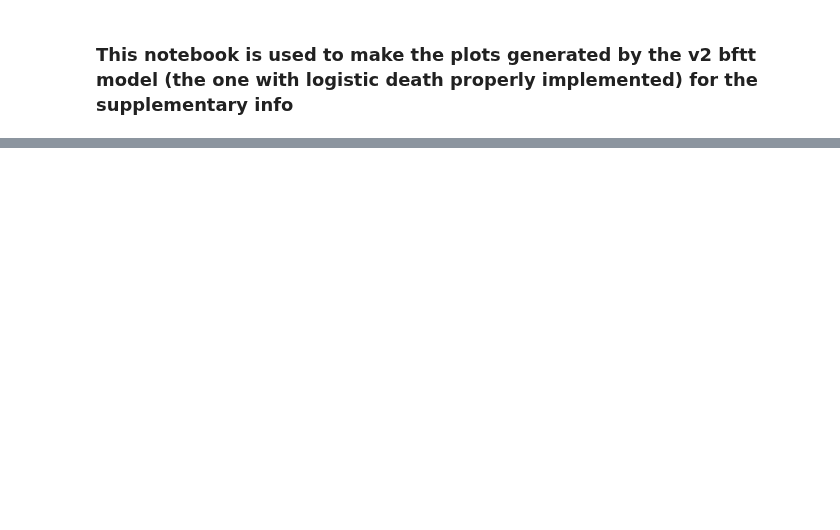
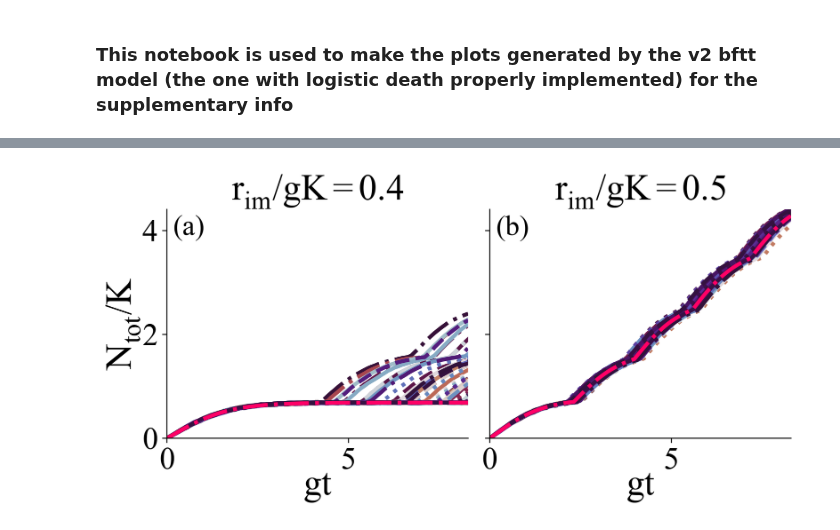
Before and after one commit to patricksinclair/multispecies_postprocessing, a Jupyter notebook: biofilm_threshold_theory_v2/bftt_supplementary_plotter.ipynb, the cells around one changed output, grey strips where cells are left out. Saved outputs shown, nothing was run; the diff lists cells and outputs as text; code cells hidden in the pictures; blank space fills up the shorter version.

```diff
--- a/biofilm_threshold_theory_v2/bftt_supplementary_plotter.ipynb
+++ b/biofilm_threshold_theory_v2/bftt_supplementary_plotter.ipynb
@@ -168,0 +225,64 @@ plt.show()
+# %%
+figS6_rImms = [0.4, 0.5]
+
+# deterministic results (S6 refers to the fact these are for the Fig S6 in the supp mat)
+deterministicPops_S6_rImm_0_4 = readDeterministicData("../biofilm_threshold_theory/chris_deterministic_data/dynamics_rm0.8_rd0.9_ri0.4_ns0.7.dat")
+deterministicPops_S6_rImm_0_5 = readDeterministicData("../biofilm_threshold_theory/chris_deterministic_data/dynamics_rm0.8_rd0.9_ri0.5_ns0.7.dat")
+deterministicPops_S6_list = [deterministicPops_S6_rImm_0_4, deterministicPops_S6_rImm_0_5]
+
+# stochastic results
+stochasticPops_S6_rImm_0_4 = pd.read_csv("solo_results_bigK_v2/ratiosS6_rImmig_0_4-stochastic_pop_over_time_v2.csv")
+stochasticPops_S6_rImm_0_5 = pd.read_csv("solo_results_bigK_v2/ratiosS6_rImmig_0_5-stochastic_pop_over_time_v2.csv")
+stochasticPops_S6_list = [stochasticPops_S6_rImm_0_4, stochasticPops_S6_rImm_0_5]
+# %%
+fig, axs = plt.subplots(1,2, figsize=(8,4.1), dpi=220, sharex=True, sharey=True)
+plt.rcParams['font.sans-serif'] = "Arial"
+K_val = 10000
+i = 0
+letters = ['a', 'b']
+
+for ax in axs.flat:
+
+    ax.spines['top'].set_visible(False)
+    ax.spines['right'].set_visible(False)
+
+    pop_dataset = stochasticPops_S6_list[i]
+    deterministic_pops = deterministicPops_S6_list[i]
+
+    #print(type(pop_dataset))
+    nCols = len(pop_dataset.columns) - 1 #no. of runs. -1 due to the time column
+    colors = pl.cm.twilight_shifted_r(np.linspace(0,1,nCols))
+    #allows us to alternate line styles for the different runs
+    lines = ["-","--","-.",":"]
+    linecycler = cycle(lines)
+    for p in range(nCols):
+
+        ax.plot(pop_dataset['t']*max_gRate, pop_dataset[str(p)]/K_val, lw=3, color=colors[p], ls=next(linecycler))
+
+    ax.plot(deterministic_pops['t'], deterministic_pops['N'], ls="-.", lw=3, color='#ff0066')
+
+    ax.set_title("r$_{im}/gK = $"+str(figS6_rImms[i]), fontsize = 28)
+    ax.tick_params(axis='both', which='major', labelsize=24)
+    ax.annotate("("+letters[i]+")", xy=(0.02, 0.975), xycoords='axes fraction', fontsize=22, horizontalalignment='left', verticalalignment='top')
+
+    ax.set_xlabel('gt', fontsize=28, labelpad=-5)
+    ax.set_ylabel('N$_{tot}$/K', fontsize=28, labelpad=0)
+
+    ax.set_xlim(0, 8.3)
+    ax.set_ylim(0, 4.4)
+
+    ax.label_outer()
+
+    i = i+1
+
+fig = plt.gcf()
+fig.add_subplot(111, frame_on=False)
+plt.tick_params(labelcolor="none", bottom=False, left=False)
+# plt.xlabel("t/g$_{\max}$", fontsize=24)
+# plt.ylabel("N/K", fontsize=24)
+
+plt.tight_layout()
+plt.savefig("paper_plots_v2/figsS6_stochastic_v2.pdf", bbox_inches='tight', dpi=330)
+plt.show()
+# %% [output]
+[figure, added]
```
Also changed, not shown: parts of 9 cells of this notebook, 2 other files.
